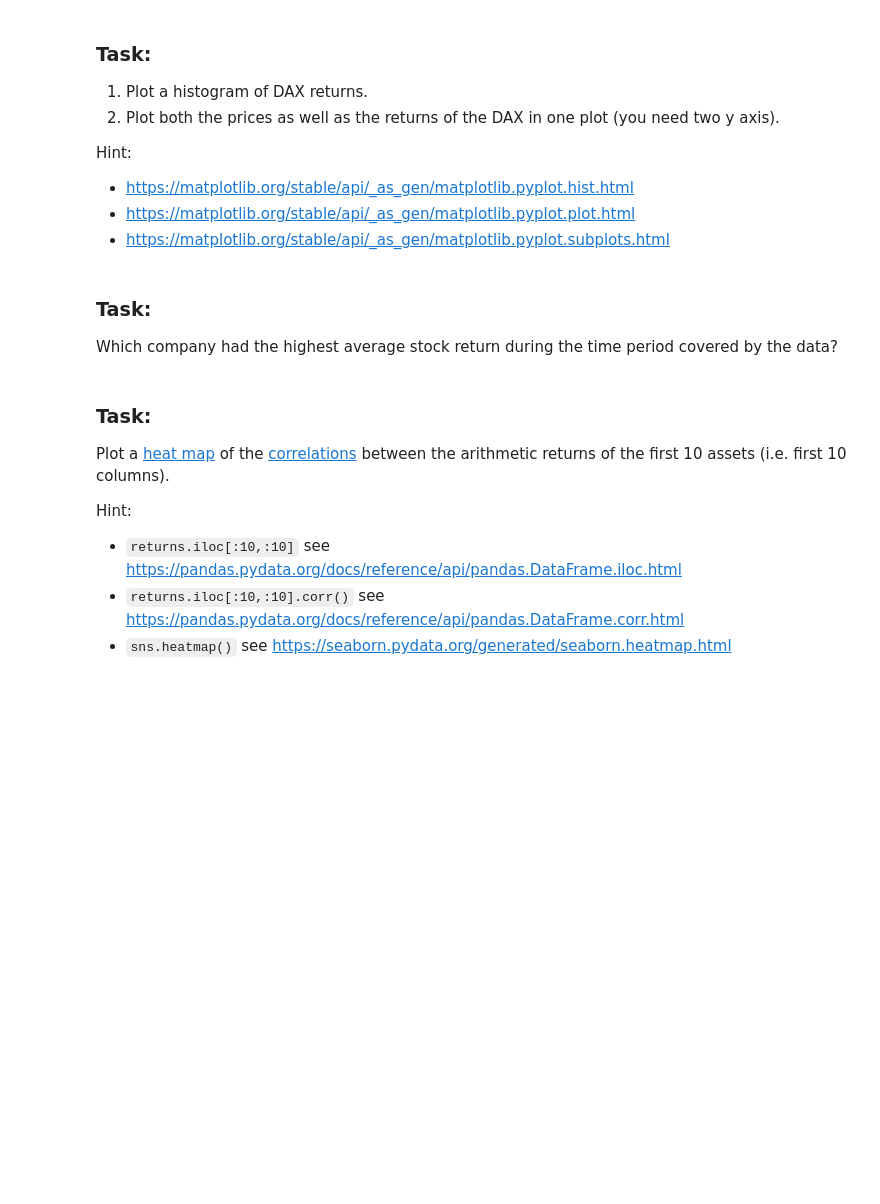
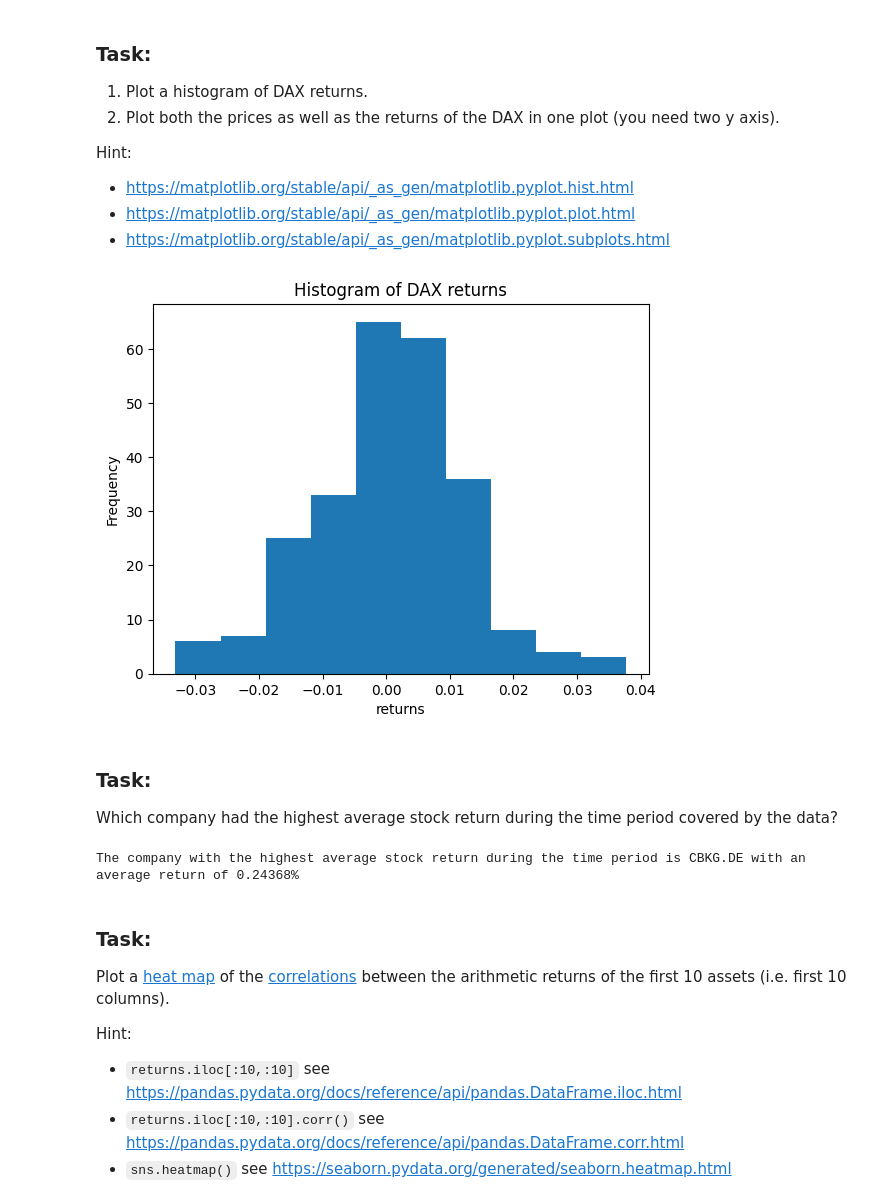
Before and after one commit to iwh-halle/fdap-2024-Big-Eric-Blip, a Jupyter notebook: homework/02_python.ipynb, the cells around one changed output. Saved outputs shown, nothing was run; the diff lists cells and outputs as text; code cells hidden in the pictures; blank space fills up the shorter version.

```diff
--- a/homework/02_python.ipynb
+++ b/homework/02_python.ipynb
@@ -122,3 +122,17 @@ In general, it is a useful practice to prefix output files with the name of the
 1. Load the stock price data into a Pandas data frame called 'prices'.
 2. Calculate both arithmetic as well as logarithmic returns for all assets. Store the return data in two separate data frames, named 'returns' and 'logreturns'.
 3. Display the first 5 rows of each data frame.
+# %%
+import pandas as pd
+import numpy as np
+
+prices=pd.DataFrame(pd.read_csv('02_python_data.csv',index_col=0))
+returns = pd.DataFrame({a: [(prices.loc[prices.index[i], a] - prices.loc[prices.index[i-1], a]) / prices.loc[prices.index[i-1], a] for i in range(1, len(prices))] for a in prices.columns})
+logreturns = pd.DataFrame({b: [np.log(prices.loc[prices.index[i], b] / prices.loc[prices.index[i-1], b]) for i in range(1, len(prices))] for b in prices.columns})
+
+print("Prices:")
+display(prices.head())
+print("\nAlgorithmic returns:")
+display(returns.head())
+print("\nLogarithmic returns:")
+display(logreturns.head())
@@ -132,3 +172,14 @@ Hint:
 * https://matplotlib.org/stable/api/_as_gen/matplotlib.pyplot.hist.html
 * https://matplotlib.org/stable/api/_as_gen/matplotlib.pyplot.plot.html
 * https://matplotlib.org/stable/api/_as_gen/matplotlib.pyplot.subplots.html
+# %%
+#Task 1 Plot a histogram of DAX returns.
+import matplotlib.pyplot as plt
+
+plt.hist(returns[".GDAXI"])
+plt.xlabel('returns')
+plt.ylabel('Frequency')
+plt.title('Histogram of DAX returns')
+plt.savefig('02_python_DAX_returns_histogram.png')
+# %% [output]
+[figure, added]
@@ -136,6 +189,13 @@ Hint:
 ### Task:
 
 Which company had the highest average stock return during the time period covered by the data?
+# %%
+max_avg_ret_comp=returns.mean().idxmax()
+max_avg_ret=returns.mean().max()
+
+print(f"The company with the highest average stock return during the time period is {max_avg_ret_comp} with an average return of {max_avg_ret*100:,.5f}% ")
+# %% [output]
+The company with the highest average stock return during the time period is CBKG.DE with an average return of 0.24368%
 # %% [markdown]
 ### Task:
 
```
Also changed, not shown: parts of 2 cells of this notebook, 1 other file.
